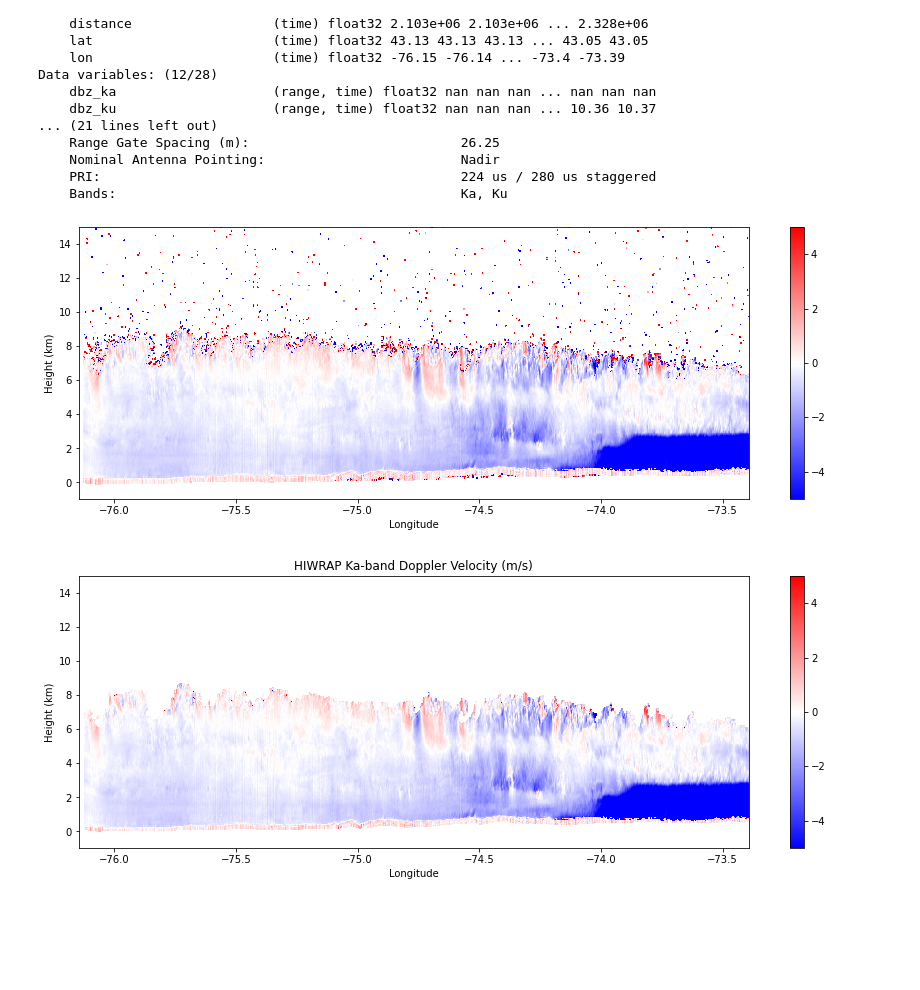
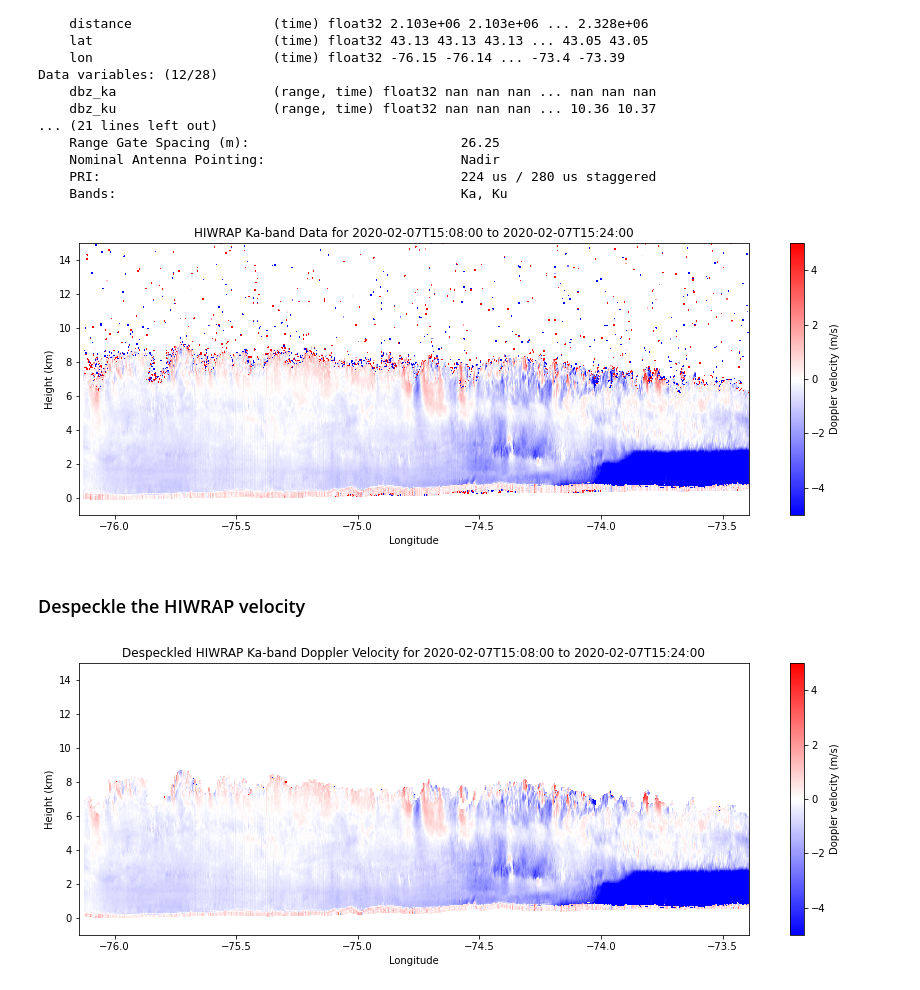
Before and after one commit to torimcd/impacts_tools, a Jupyter notebook: notebooks/examples/plot_radar_xsections.ipynb, the cells around one changed output. Saved outputs shown, nothing was run; the diff lists cells and outputs as text; code cells hidden in the pictures; blank space fills up the shorter version.

```diff
--- a/notebooks/examples/plot_radar_xsections.ipynb
+++ b/notebooks/examples/plot_radar_xsections.ipynb
@@ -163,29 +172,34 @@ Data variables: (12/28)
 # %%
 fig = plt.figure(figsize=(15,5))
 
-#help(plt.pcolormesh)
-plt.pcolormesh(hiwrap_leg1.data['lon'][:], hiwrap_leg1.data['height'][:,0]/1000, hiwrap_leg1.data['vel_ka'][:,:], cmap='bwr', vmin=-5, vmax=5,rasterized=True)
+plt.pcolormesh(hiwrap_leg1.data['lon'][:], hiwrap_leg1.data['height'][:,0]/1000, hiwrap_leg1.data['vel_ka'][:,:], cmap='bwr', vmin=-5, vmax=5, shading='nearest', rasterized=True)
 
-plt.colorbar()
+cbar = plt.colorbar()
+cbar.set_label('Doppler velocity (m/s)')
 
+plt.title('HIWRAP Ka-band Data for ' + str(start_time) + ' to ' + str(end_time))
 plt.xlabel('Longitude')
 plt.ylabel('Height (km)')
 plt.show()
 # %% [output]
-[figure, old version]
+[figure, new version]
+# %% [markdown]
+### Despeckle the HIWRAP velocity
 # %%
 vel_clean = hiwrap_leg1.despeckle(hiwrap_leg1.data['vel_ka'], sigma=1)
 # %%
 fig = plt.figure(figsize=(15,5))
 
 #help(plt.pcolormesh)
-plt.pcolormesh(hiwrap_leg1.data['lon'][:], hiwrap_leg1.data['height'][:,0]/1000, vel_clean[:,:], cmap='bwr', vmin=-5, vmax=5, rasterized=True)
+plt.pcolormesh(hiwrap_leg1.data['lon'][:], hiwrap_leg1.data['height'][:,0]/1000, vel_clean[:,:], cmap='bwr', vmin=-5, vmax=5, shading='nearest', rasterized=True)
 
-plt.colorbar()
+cbar = plt.colorbar()
+cbar.set_label('Doppler velocity (m/s)')
+
+plt.title('Despeckled HIWRAP Ka-band Doppler Velocity for ' + str(start_time) + ' to ' + str(end_time))
 
 plt.xlabel('Longitude')
 plt.ylabel('Height (km)')
-plt.title('HIWRAP Ka-band Doppler Velocity (m/s)')
 plt.show()
 # %% [output]
-[figure, old version]
+[figure, new version]
```
Also changed, not shown: parts of 17 cells of this notebook.
